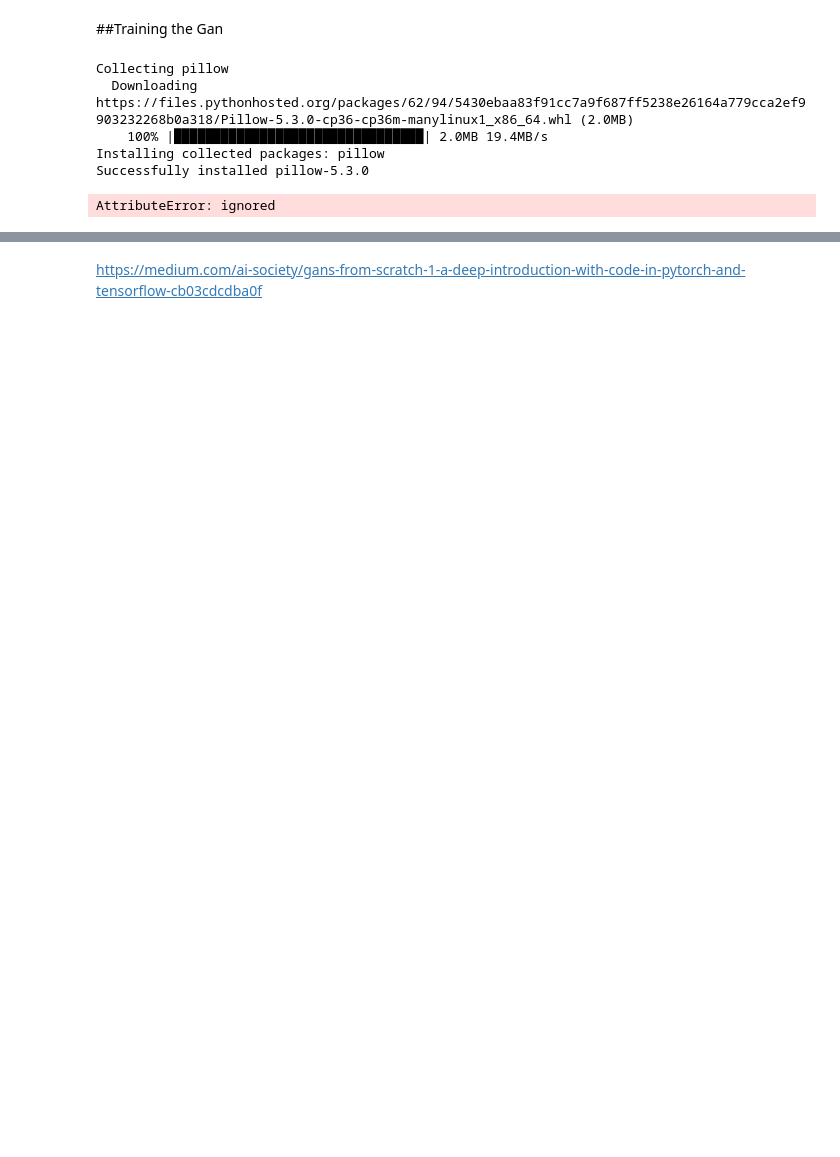
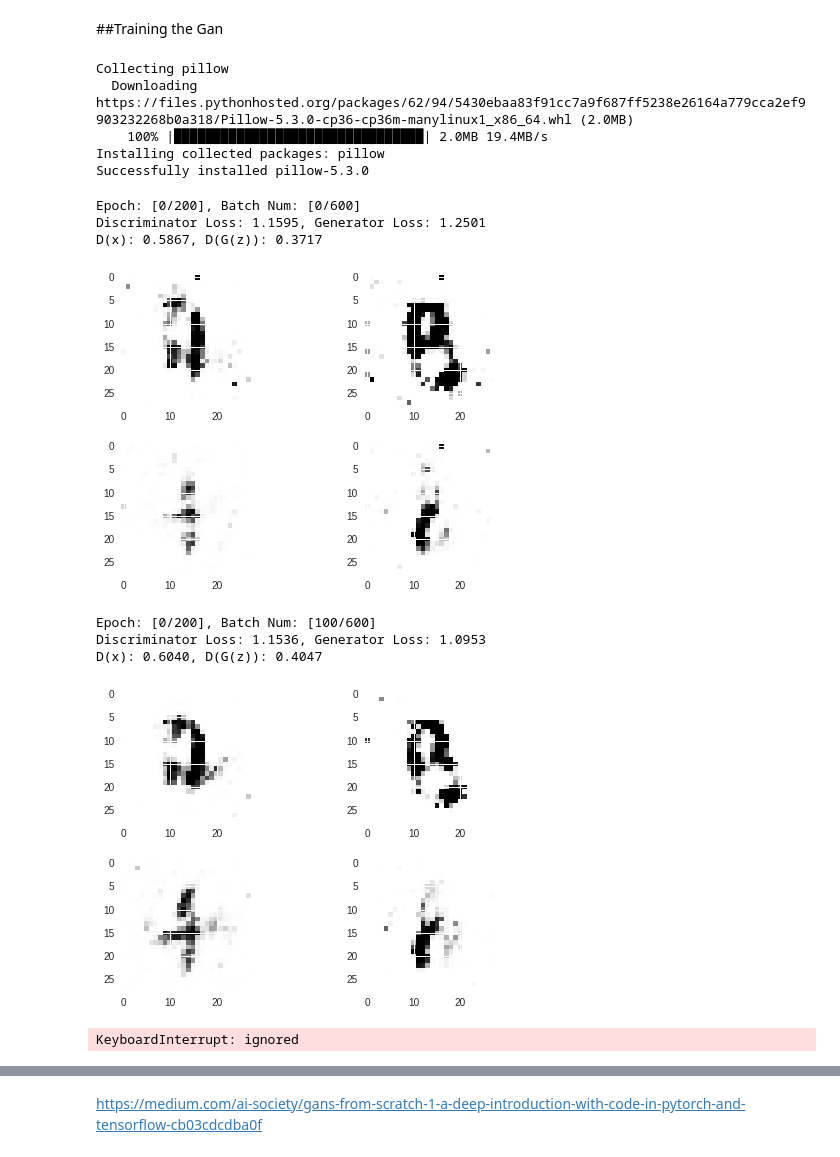
Before and after one commit to MicroprocessorX069/Generative-Adversial-Network-, a Jupyter notebook: GANFirstModel.ipynb, the cells around one changed output, grey strips where cells are left out. Drawn from its saved outputs; the diff is of its cells as text; code cells hidden in the pictures; blank space fills up the shorter version.

```diff
--- a/GANFirstModel.ipynb
+++ b/GANFirstModel.ipynb
@@ -218,33 +218,51 @@ Image.register_extensions = register_extensions
 from PIL import Image
 #creating logger instance
 logger=Logger(model_name='VGAN',data_name='MNIST')
-num_epochs=1
+num_epochs=200
 num_batches = len(data_loader)
 for epoch in range(num_epochs):
   for n_batch,(real_batch,_) in enumerate(data_loader):
     N=real_batch.size(0)
 
     #Train discriminator
     real_data=Variable(images_to_vectors(real_batch))
     #generate fake data and detach to avoid further calculation of gradients
     fake_data=generator(noise(N)).detach()
 
     #train
     d_error,d_pred_real,d_pred_fake=train_discriminator(d_optimizer, real_data, fake_data)
 
     #Train Generator
     #generate fake data
     fake_data=generator(noise(N))
     #train
     g_error=train_generator(g_optimizer, fake_data)
     #Log batch error
     logger.log(d_error, g_error, epoch, n_batch, num_batches)
     if(n_batch)%100==0:
       test_images=vectors_to_images(generator(test_noise))
       test_images=test_images.data
 #       logger.log_images(test_images, num_test_samples,epoch, n_batch, num_batches);
 
       #display status logs
       logger.display_status(epoch, num_epochs,n_batch,num_batches,d_error,g_error,d_pred_real,d_pred_fake)
+      import matplotlib.pyplot as plt
+      f, axarr = plt.subplots(2, 2)
+      axarr[0, 0].imshow(test_images[0,0])
+      axarr[0,1].imshow(test_images[1,0])
+      axarr[1, 0].imshow(test_images[2,0])
+      axarr[1, 1].imshow(test_images[3,0])
+      # Fine-tune figure; make subplots farther from each other.
+      f.subplots_adjust(hspace=0.3)
+
+      plt.show()
 # %% [output]
-AttributeError: ignored
+Epoch: [0/200], Batch Num: [0/600]
+Discriminator Loss: 1.1595, Generator Loss: 1.2501
+D(x): 0.5867, D(G(z)): 0.3717
+[figure, added]
+Epoch: [0/200], Batch Num: [100/600]
+Discriminator Loss: 1.1536, Generator Loss: 1.0953
+D(x): 0.6040, D(G(z)): 0.4047
+[figure, added]
+KeyboardInterrupt: ignored
```
Also changed, not shown: parts of 1 cell of this notebook.
